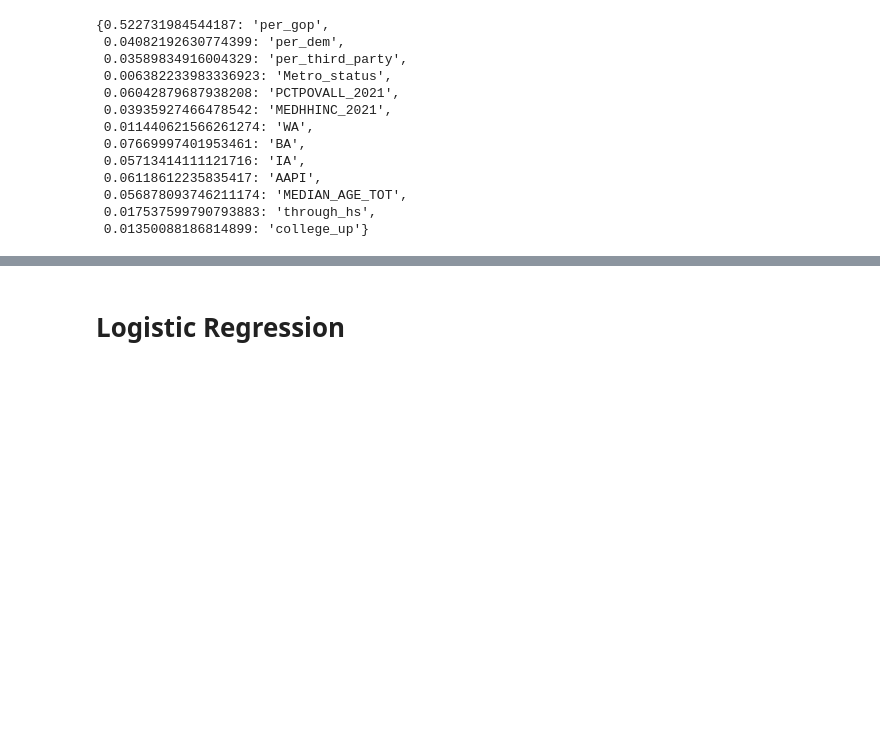
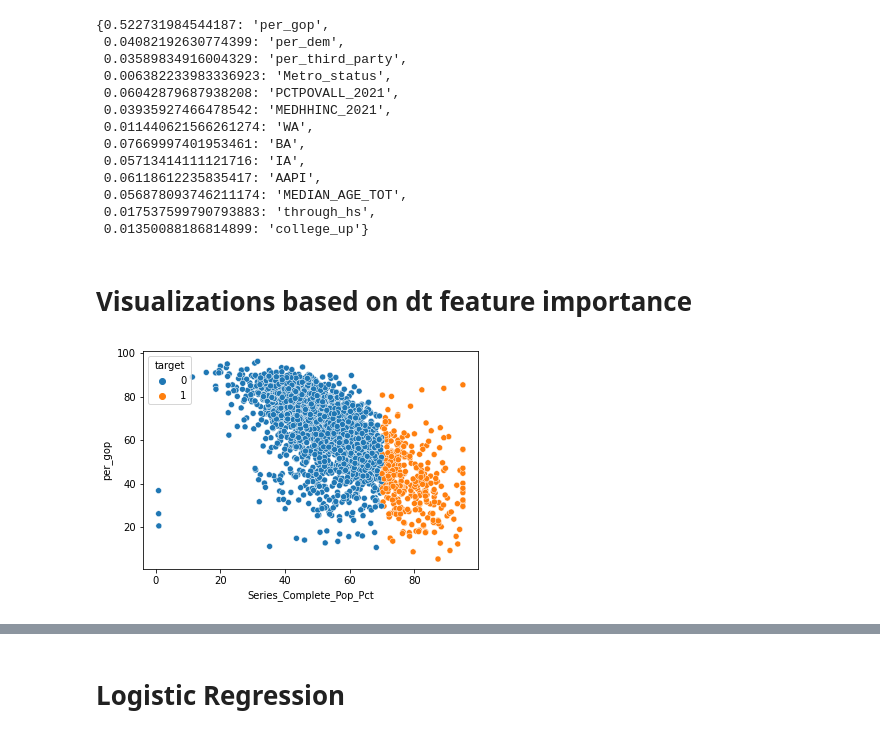
Before and after one commit to natehiatt/covid_vax_project, a Jupyter notebook: notebooks/modelling_scratch.ipynb, the cells around one changed output, grey strips where cells are left out. Cells and saved outputs as stored; diff of their text form; code cells hidden in the pictures; blank space fills up the shorter version.

```diff
--- a/notebooks/modelling_scratch.ipynb
+++ b/notebooks/modelling_scratch.ipynb
@@ -235,3 +234,14 @@ dict(zip(dt2.feature_importances_, feature_used))
  0.056878093746211174: 'MEDIAN_AGE_TOT',
  0.017537599790793883: 'through_hs',
  0.01350088186814899: 'college_up'}
+# %% [markdown]
+# Visualizations based on dt feature importance
+# %%
+def visual(y):
+    plt.figure()
+    sns.scatterplot(x=df['Series_Complete_Pop_Pct'], y=df[y], hue = df['target'], markers=["o", "s"])
+    plt.show()
+# %%
+visual('per_gop')
+# %% [output]
+[figure, added]
```
Also changed, not shown: parts of 8 cells of this notebook, 2 other files.
